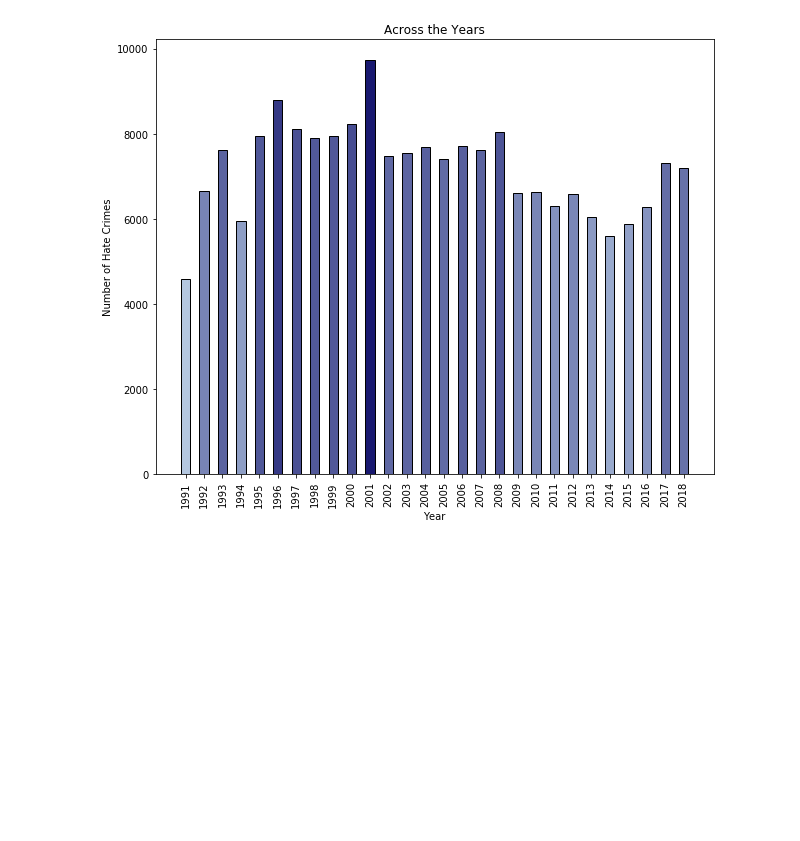
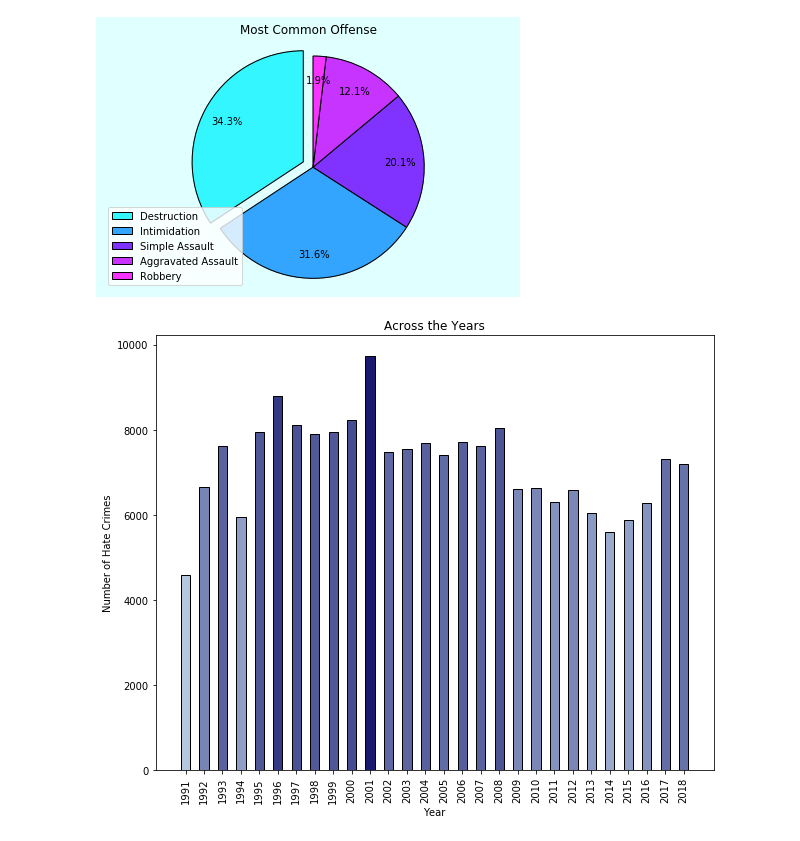
Before and after one commit to C-Johnson83/Group3, a Jupyter notebook: Project code/crime_data.ipynb, the cells around one changed output. Saved outputs shown, nothing was run; the diff lists cells and outputs as text; code cells hidden in the pictures; blank space fills up the shorter version.

```diff
--- a/Project code/crime_data.ipynb
+++ b/Project code/crime_data.ipynb
@@ -126 +117,19 @@ See the caveats in the documentation: https://pandas.pydata.org/pandas-docs/stab
+# %%
+crime_type = final_crime_df['MAIN_OFFENSE'].value_counts().nlargest(5)
+x = crime_type.values
+labels = None
+legend = crime_type.index.values
+
+title= "Most Common Offense"
+xl = 'Offense Type'
+yl = 'Crime Count'
+
+e = (100, 0, 0, 0, 0)
+
+make_pie()
+
+plt.legend(legend, loc="lower left")
+plt.show()
+# %% [output]
+[figure, added]
 # %%
```
Also changed, not shown: parts of 27 cells of this notebook, 3 other files.
